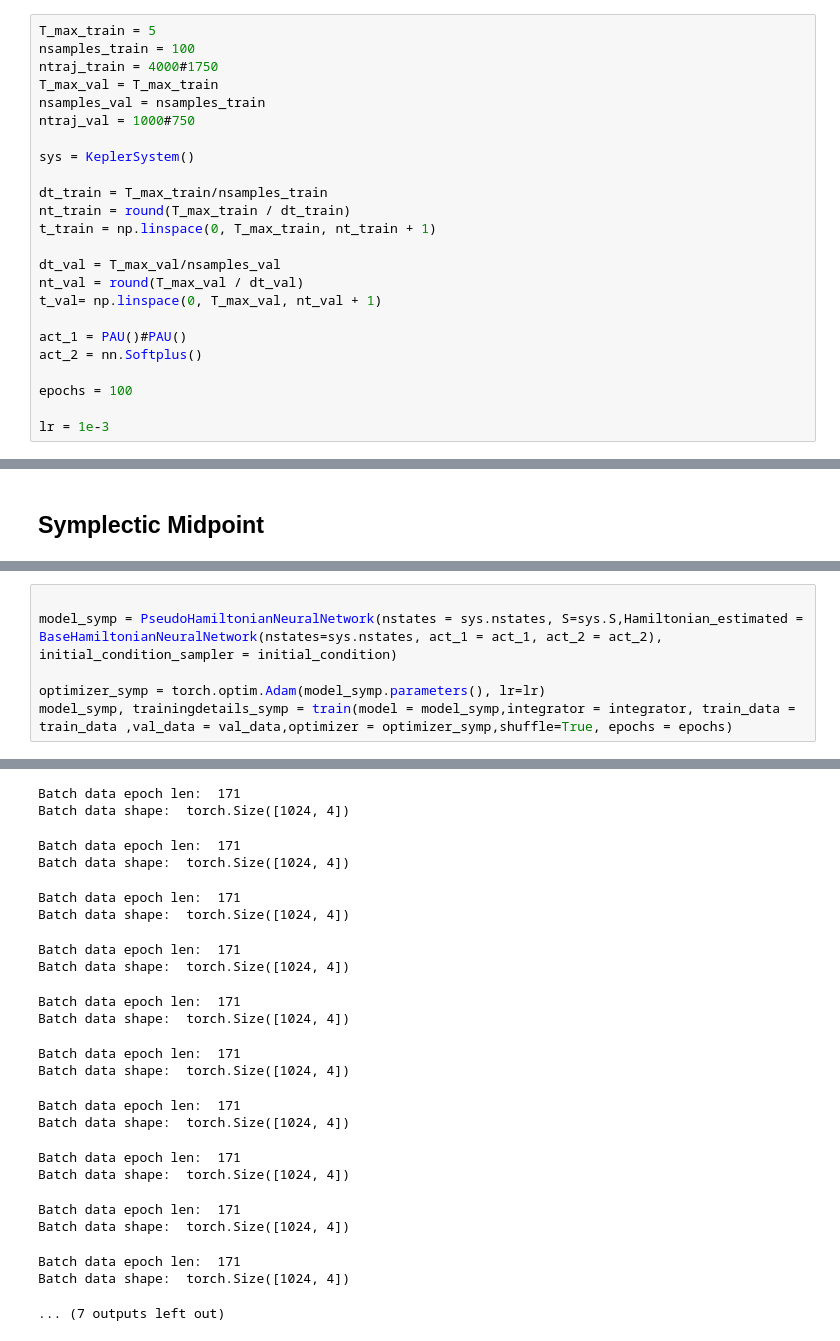
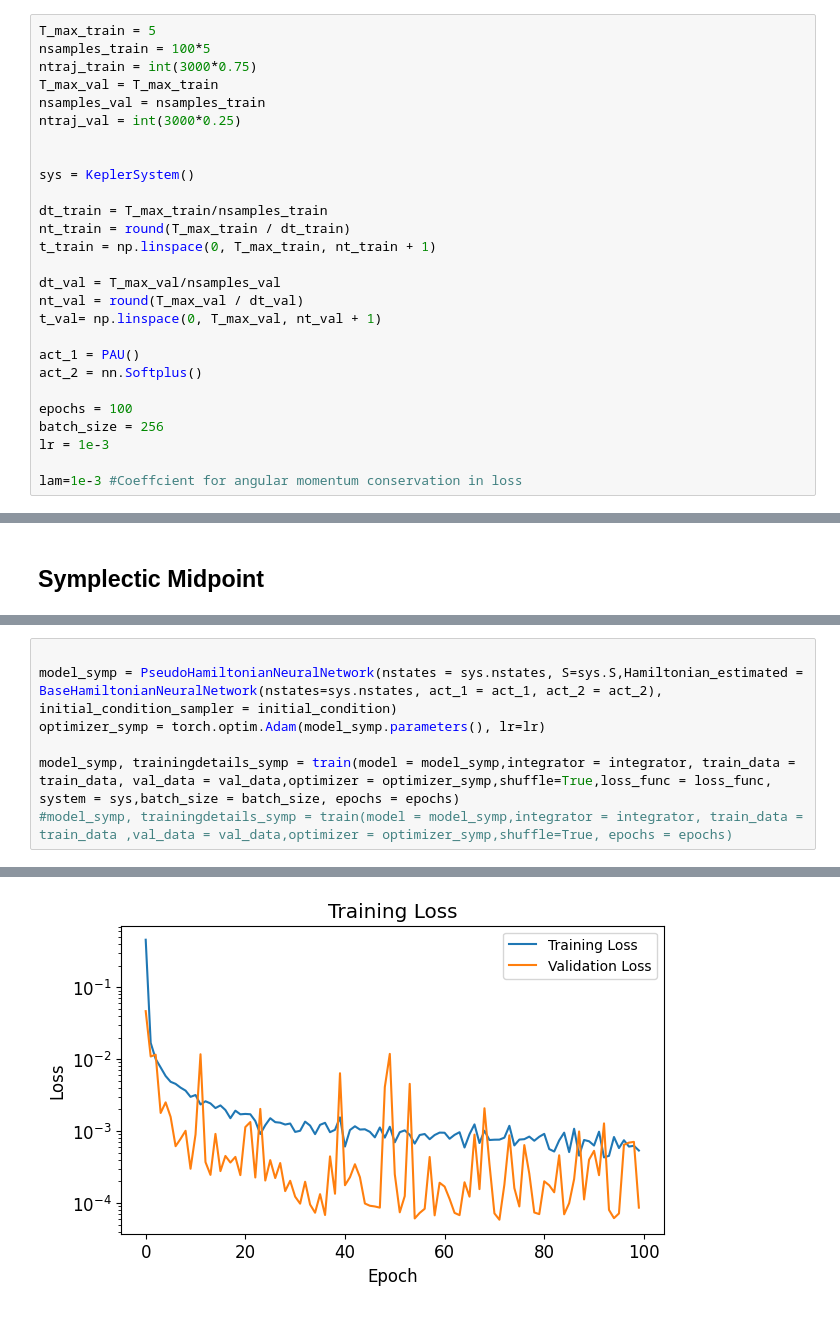
Before and after one commit to sannejamila/HamiltonianNeuralNetwork_HenonHeiles, a Jupyter notebook: KeplerSystem.ipynb, the cells around one changed output, grey strips where cells are left out. Saved outputs shown, nothing was run; the diff lists cells and outputs as text.

```diff
--- a/KeplerSystem.ipynb
+++ b/KeplerSystem.ipynb
@@ -50,10 +109,11 @@ def initial_condition():
 # %%
 T_max_train = 5
-nsamples_train = 100
-ntraj_train = 4000#1750
+nsamples_train = 100*5
+ntraj_train = int(3000*0.75)
 T_max_val = T_max_train
 nsamples_val = nsamples_train
-ntraj_val = 1000#750
+ntraj_val = int(3000*0.25)
+
 
 sys = KeplerSystem()
 
@@ -65,9 +125,11 @@ dt_val = T_max_val/nsamples_val
 nt_val = round(T_max_val / dt_val)
 t_val= np.linspace(0, T_max_val, nt_val + 1)
 
-act_1 = PAU()#PAU()
+act_1 = PAU()
 act_2 = nn.Softplus()
 
 epochs = 100
+batch_size = 256
+lr = 1e-3
 
-lr = 1e-3
+lam=1e-3 #Coeffcient for angular momentum conservation in loss
@@ -185,7 +277,8 @@ val_data = (u_start, u_end, t_start, t_end, dt, u_ex), dudt
 # %%
 
 model_symp = PseudoHamiltonianNeuralNetwork(nstates = sys.nstates, S=sys.S,Hamiltonian_estimated = BaseHamiltonianNeuralNetwork(nstates=sys.nstates, act_1 = act_1, act_2 = act_2), initial_condition_sampler = initial_condition)
+optimizer_symp = torch.optim.Adam(model_symp.parameters(), lr=lr)
 
-optimizer_symp = torch.optim.Adam(model_symp.parameters(), lr=lr)
-model_symp, trainingdetails_symp = train(model = model_symp,integrator = integrator, train_data = train_data ,val_data = val_data,optimizer = optimizer_symp,shuffle=True, epochs = epochs)
+model_symp, trainingdetails_symp = train(model = model_symp,integrator = integrator, train_data = train_data, val_data = val_data,optimizer = optimizer_symp,shuffle=True,loss_func = loss_func, system = sys,batch_size = batch_size, epochs = epochs)
+#model_symp, trainingdetails_symp = train(model = model_symp,integrator = integrator, train_data = train_data ,val_data = val_data,optimizer = optimizer_symp,shuffle=True, epochs = epochs)
 # %% [output]
@@ -196,21 +285 @@ Batch data shape:  torch.Size([1024, 4])
-Batch data epoch len:  171
-Batch data shape:  torch.Size([1024, 4])
-Batch data epoch len:  171
-Batch data shape:  torch.Size([1024, 4])
-Batch data epoch len:  171
-Batch data shape:  torch.Size([1024, 4])
-Batch data epoch len:  171
-Batch data shape:  torch.Size([1024, 4])
-Batch data epoch len:  171
-Batch data shape:  torch.Size([1024, 4])
-Batch data epoch len:  171
-Batch data shape:  torch.Size([1024, 4])
-Batch data epoch len:  171
-Batch data shape:  torch.Size([1024, 4])
-Batch data epoch len:  171
-Batch data shape:  torch.Size([1024, 4])
-Batch data epoch len:  171
-Batch data shape:  torch.Size([1024, 4])
-Batch data epoch len:  171
-Batch data shape:  torch.Size([1024, 4])
-... (7 outputs left out)
+[figure, added]
```
Also changed, not shown: parts of 33 cells of this notebook, 4 other files.
